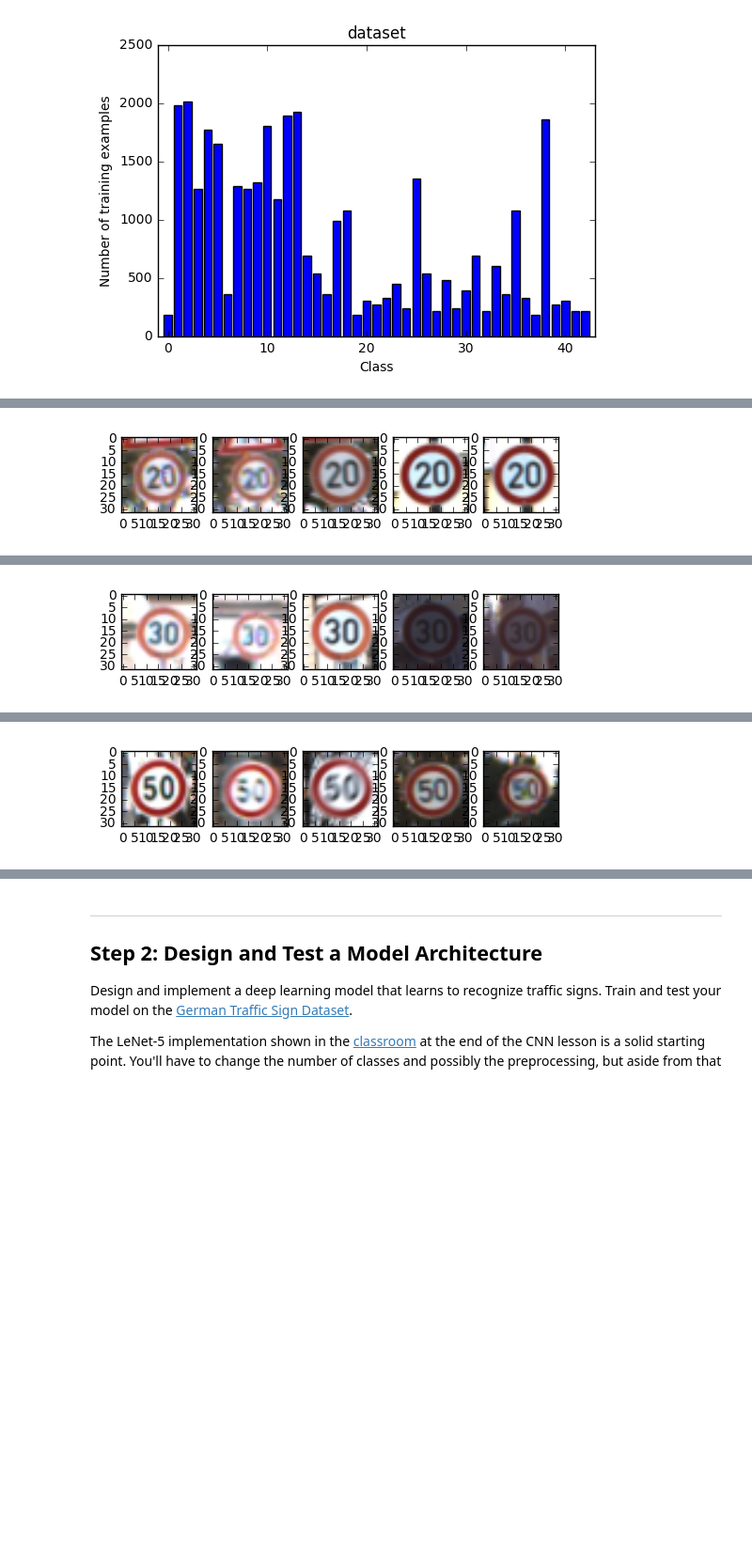
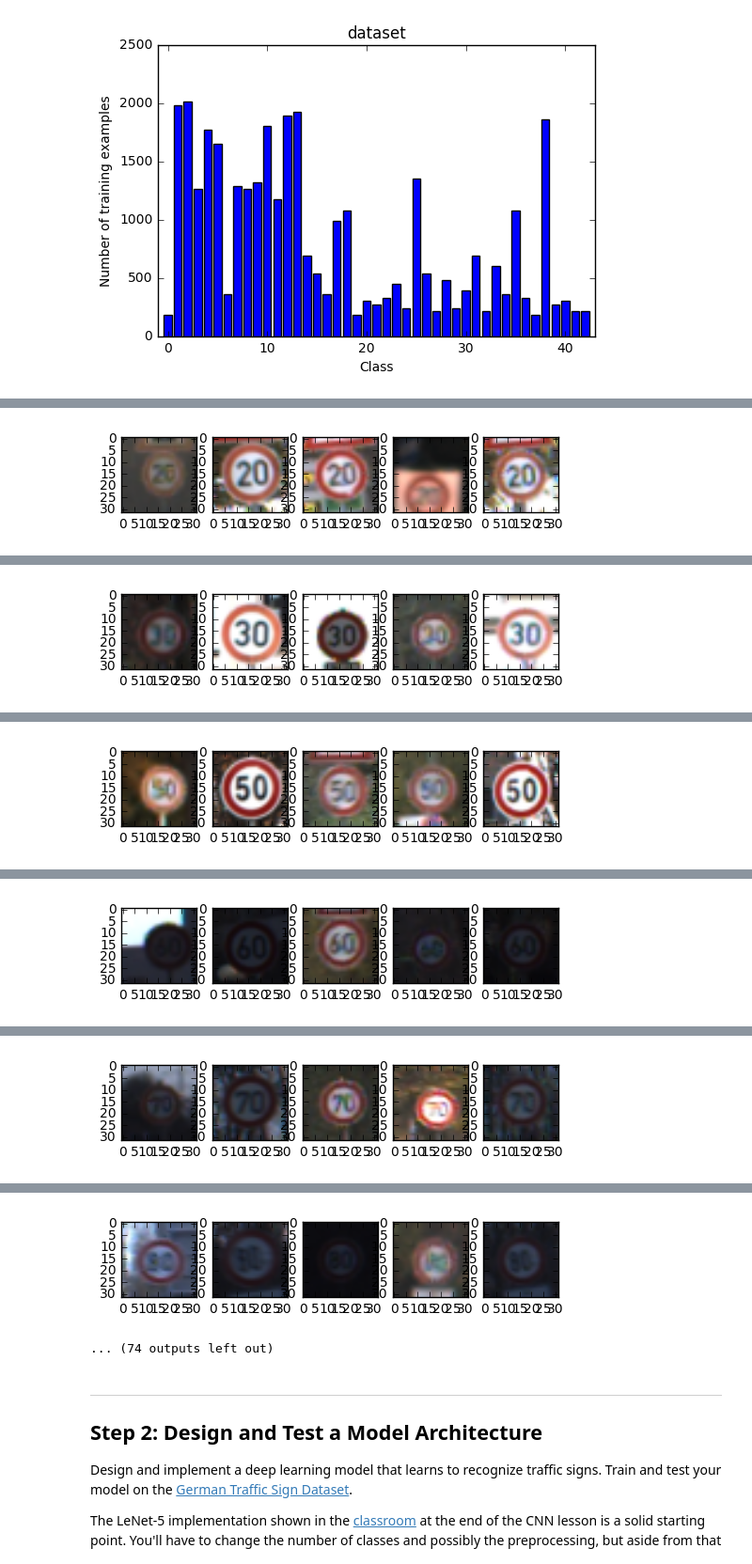
Before and after one commit to BernhardSchlegel/CarND-Traffic-Sign-Classifier-Project, a Jupyter notebook: Traffic_Sign_Classifier.ipynb, the cells around one changed output, grey strips where cells are left out. Shown at 94% size. Drawn from its saved outputs; the diff is of its cells as text; code cells hidden in the pictures; blank space fills up the shorter version.

```diff
--- a/Traffic_Sign_Classifier.ipynb
+++ b/Traffic_Sign_Classifier.ipynb
@@ -202,5 +202,5 @@ def plot_images_for_class(X_train, y_train, mode = 'random', max_classes = 3):
 
         plt.show()
 # %%
-plot_images_for_class(X_train, y_train, max_classes = 3)
+plot_images_for_class(X_train, y_train, max_classes = 43)
 # %% [output]
@@ -209 +209 @@ plot_images_for_class(X_train, y_train, max_classes = 3)
-[figure, old version]
+[figure, new version]
@@ -212 +212 @@ plot_images_for_class(X_train, y_train, max_classes = 3)
-[figure, old version]
+[figure, new version]
@@ -215 +215 @@ plot_images_for_class(X_train, y_train, max_classes = 3)
-[figure, old version]
+[figure, new version]
@@ -215,0 +218 @@ plot_images_for_class(X_train, y_train, max_classes = 3)
+[figure, added]
@@ -215,0 +221 @@ plot_images_for_class(X_train, y_train, max_classes = 3)
+[figure, added]
@@ -216,3 +224,5 @@ plot_images_for_class(X_train, y_train, max_classes = 3)
+[figure, added]
+... (74 outputs left out)
 # %%
 # image_num, flip_x, flip_y, flip_xy, new class after transformation (-1 new = old)
 augmentables = [
```
Also changed, not shown: parts of 9 cells of this notebook, 13 other files.
